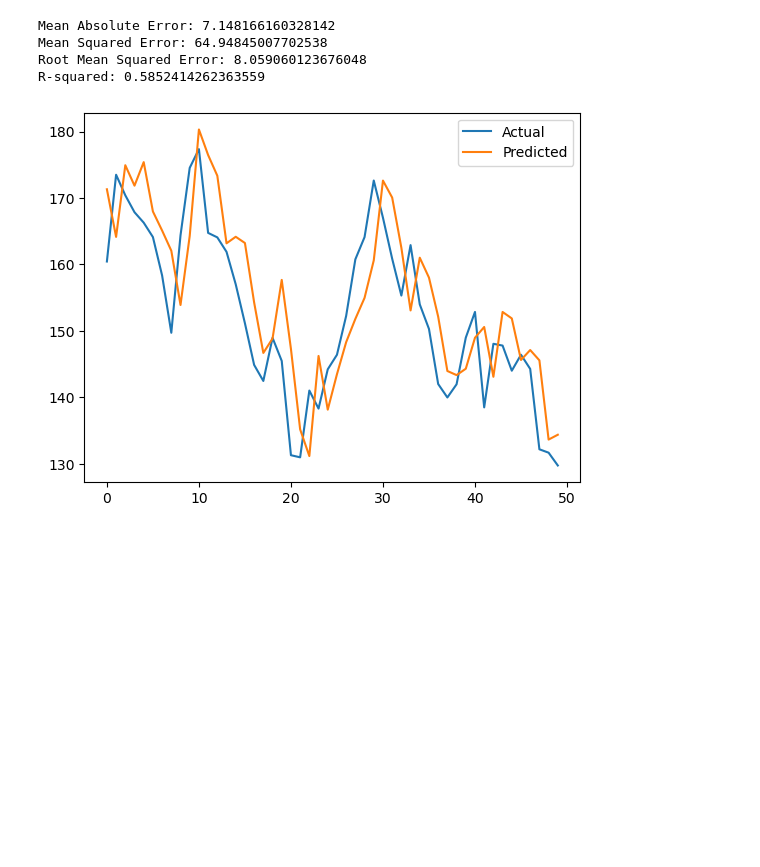
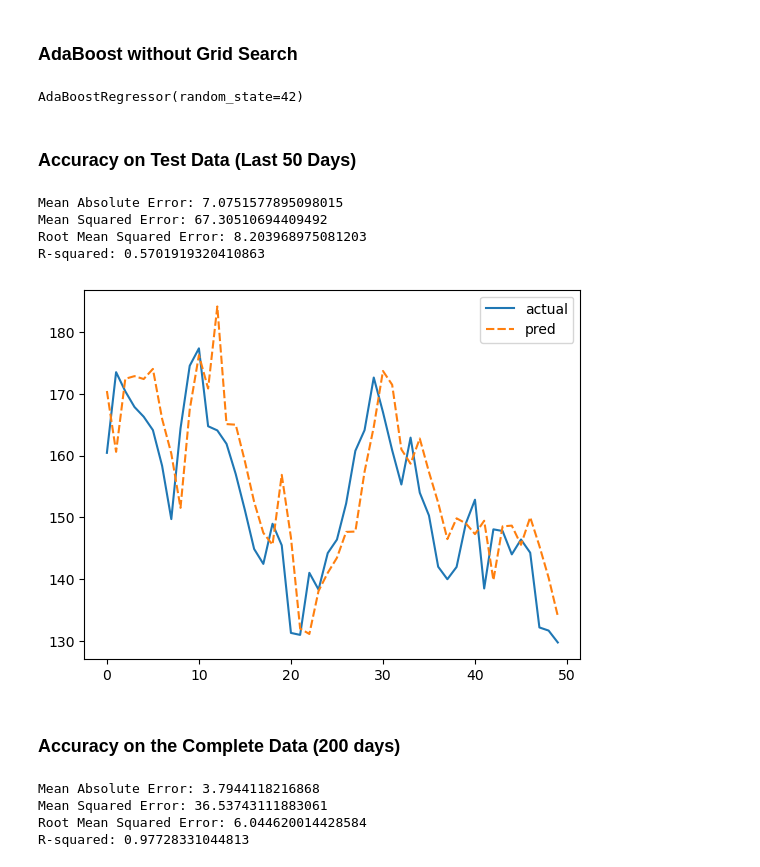
Before and after one commit to HsinZhengWei/BT4222, a Jupyter notebook: adaboost.ipynb, the cells around one changed output. Cells and saved outputs as stored; diff of their text form; code cells hidden in the pictures; blank space fills up the shorter version.

```diff
--- a/adaboost.ipynb
+++ b/adaboost.ipynb
@@ -162,34 +170,59 @@ ab_performance_tracker
+# %% [markdown]
+### AdaBoost without Grid Search
+# %%
+# Training without GridSearch and CV
+model = AdaBoostRegressor(random_state=42)
+model.fit(X_train, y_train)
+# %% [output]
+AdaBoostRegressor(random_state=42)
+# %% [markdown]
+### Accuracy on Test Data (Last 50 Days)
 # %%
-# Final model
-base_estimator = DecisionTreeRegressor(max_depth=3)
-ab = AdaBoostRegressor(base_estimator=base_estimator,
-                       n_estimators=50,
-                       learning_rate=1.0)
-
-ab.fit(X_train, y_train)
-y_pred = ab.predict(X_test)
-
-pred_trformed = [y_pred[x-150] * trform_list[x][2][0] + trform_list[x][2][1] for x in y_test.index]
-y_trformed =  [y_test[x] * trform_list[x][2][0] + trform_list[x][2][1] for x in y_test.index]
+pred = model.predict(X_test)
+pred_trformed = [pred[x - y_test.index[0]] * trform_list[x][3][0] + trform_list[x][3][1] for x in y_test.index]
+y_trformed =  [y_test[x] * trform_list[x][3][0] + trform_list[x][3][1] for x in y_test.index]
 
 mae = mean_absolute_error(y_trformed, pred_trformed)
 mse = mean_squared_error(y_trformed, pred_trformed)
 rmse = mean_squared_error(y_trformed, pred_trformed, squared=False)
 r2 = r2_score(y_trformed, pred_trformed)
+score_df.loc[len(score_df)] = [False, 'test', mae, mse, rmse, r2]
 
 print('Mean Absolute Error:', mae)
 print('Mean Squared Error:', mse)
 print('Root Mean Squared Error:', rmse)
 print('R-squared:', r2)
 # %% [output]
-Mean Absolute Error: 7.148166160328142
-Mean Squared Error: 64.94845007702538
-Root Mean Squared Error: 8.059060123676048
-R-squared: 0.5852414262363559
+Mean Absolute Error: 7.0751577895098015
+Mean Squared Error: 67.30510694409492
+Root Mean Squared Error: 8.203968975081203
+R-squared: 0.5701919320410863
-# %%
-plt.plot(y_trformed, label='Actual')
-plt.plot(pred_trformed, label='Predicted')
-plt.legend()
-plt.show()
-# %% [output]
-[figure, removed]
+# %%
+output = pd.DataFrame({'actual': np.array(y_trformed), 'pred': np.array(pred_trformed)})
+sns.lineplot(data=output)
+plt.show()
+# %% [output]
+[figure, added]
+# %% [markdown]
+### Accuracy on the Complete Data (200 days)
+# %%
+validation_pred = model.predict(x)
+validation_y = y
+v_pred_trformed = [validation_pred[x] * trform_list[x][2][0] + trform_list[x][2][1] for x in validation_y.index]
+v_y_trformed = [validation_y[x] * trform_list[x][2][0] + trform_list[x][2][1] for x in validation_y.index]
+
+mae = mean_absolute_error(v_y_trformed, v_pred_trformed)
+mse = mean_squared_error(v_y_trformed, v_pred_trformed)
+rmse = mean_squared_error(v_y_trformed, v_pred_trformed, squared=False)
+r2 = r2_score(v_y_trformed, v_pred_trformed)
+score_df.loc[len(score_df)] = [False, 'all', mae, mse, rmse, r2]
+
+print('Mean Absolute Error:', mae)
+print('Mean Squared Error:', mse)
+print('Root Mean Squared Error:', rmse)
+print('R-squared:', r2)
+# %% [output]
+Mean Absolute Error: 3.7944118216868
+Mean Squared Error: 36.53743111883061
+Root Mean Squared Error: 6.044620014428584
+R-squared: 0.97728331044813
```
Also changed, not shown: parts of 48 cells of this notebook.
